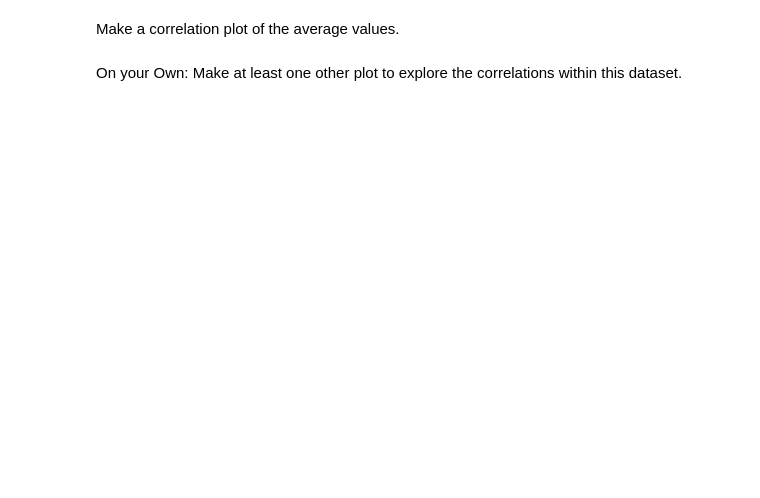
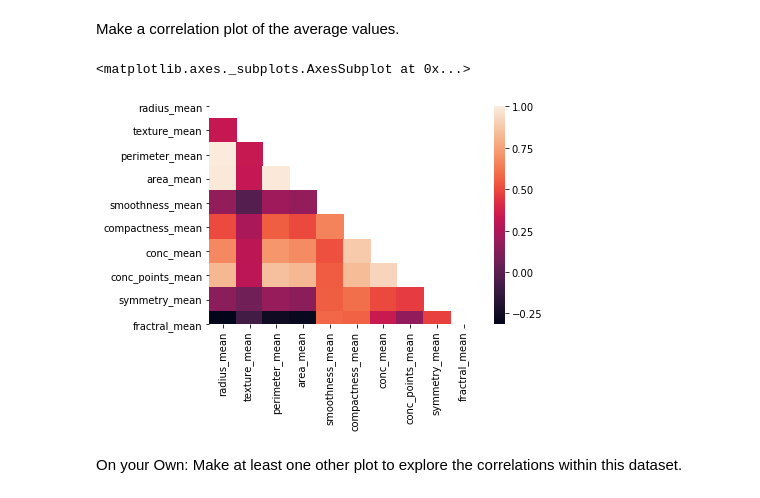
Before and after one commit to xinranjqb/516x, a Jupyter notebook: module3/PCA-Guided-Task-Cleaned.ipynb, the cells around one changed output. Drawn from its saved outputs; the diff is of its cells as text; code cells hidden in the pictures; blank space fills up the shorter version.

```diff
--- a/module3/PCA-Guided-Task-Cleaned.ipynb
+++ b/module3/PCA-Guided-Task-Cleaned.ipynb
@@ -48,3 +48,8 @@ j) fractal dimension ("coastline approximation" - 1)
 Additionally, the mean, standard error and “worst” or largest (mean of the three largest values) of these features were computed for each image, resulting in 30 features.
 
 Let's start with bringing int he dataset and taking a quick look at it....
+# %%
+%matplotlib inline
+import pandas as pd
+dataset = pd.read_csv("../data/cancer.csv")
+dataset.head()
@@ -51,2 +64,5 @@ Let's start with bringing int he dataset and taking a quick look at it....
 # %% [markdown]
 Let's select the mean, errors, and worst columns as separate dataframes.  We've done this several different ways, usign iloc, using specific column names.  This method is probably one I use a lot.
+# %%
+print(list(dataset.columns))
+feature_mean=list(dataset.columns[2:12])
@@ -52,0 +71,4 @@ Let's select the mean, errors, and worst columns as separate dataframes.  We've
+# %%
+dataset_mean = dataset[feature_mean]
+corr=dataset_mean.corr(method = 'pearson')
+corr
@@ -53,4 +87,15 @@ Let's select the mean, errors, and worst columns as separate dataframes.  We've
 # %% [markdown]
 Make a correlation plot of the average values.
+# %%
+import seaborn as sns
+import numpy as np
+import matplotlib.pyplot as plt
+
+mask= np.zeros_like(corr)
+mask[np.triu_indices_from(mask)] = True
+sns.heatmap(corr, mask = mask)
+# %% [output]
+<matplotlib.axes._subplots.AxesSubplot at 0x...>
+[figure, added]
 # %% [markdown]
 On your Own:  Make at least one other plot to explore the correlations within this dataset.
```
Also changed, not shown: parts of 25 cells of this notebook.
